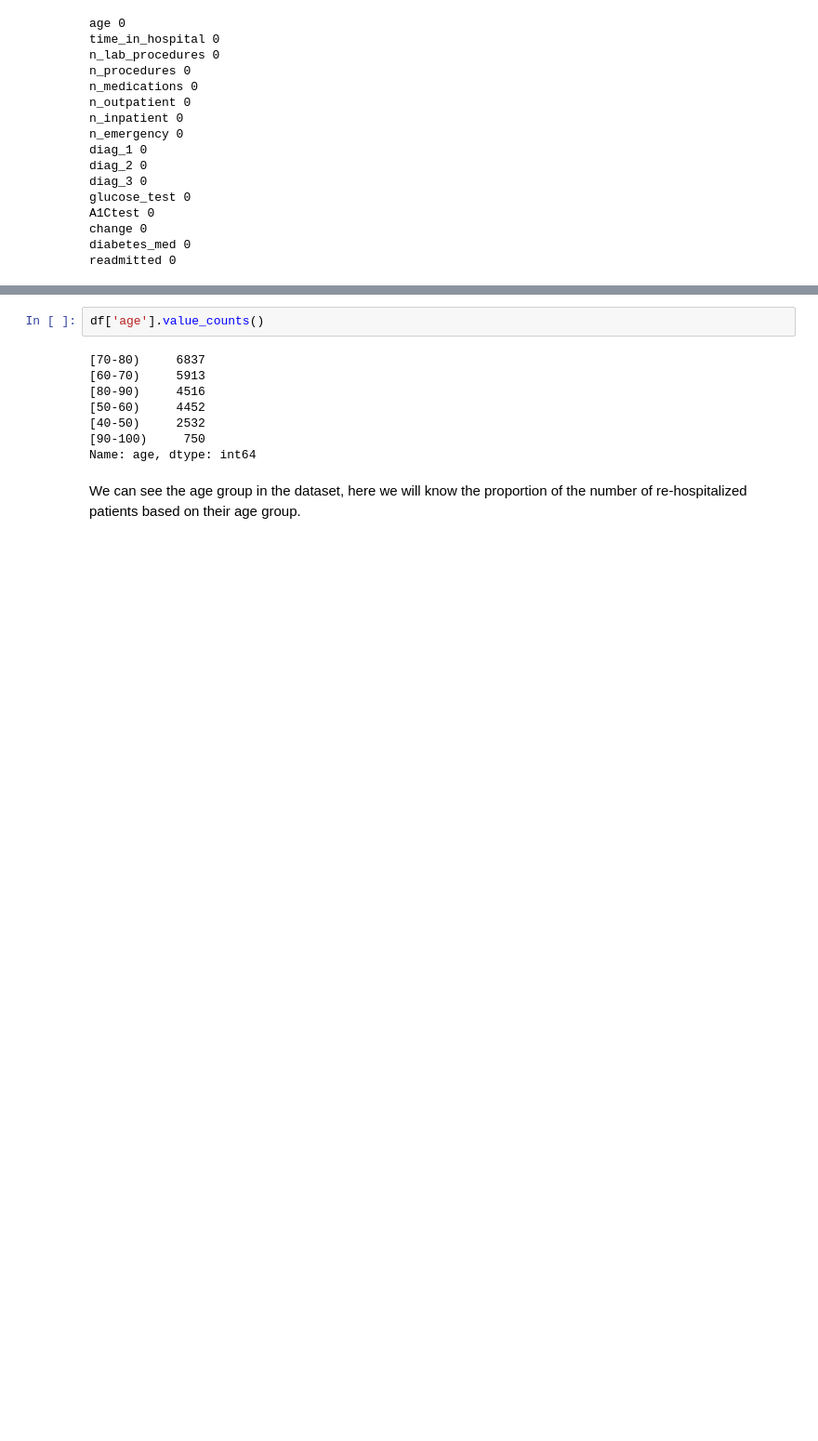
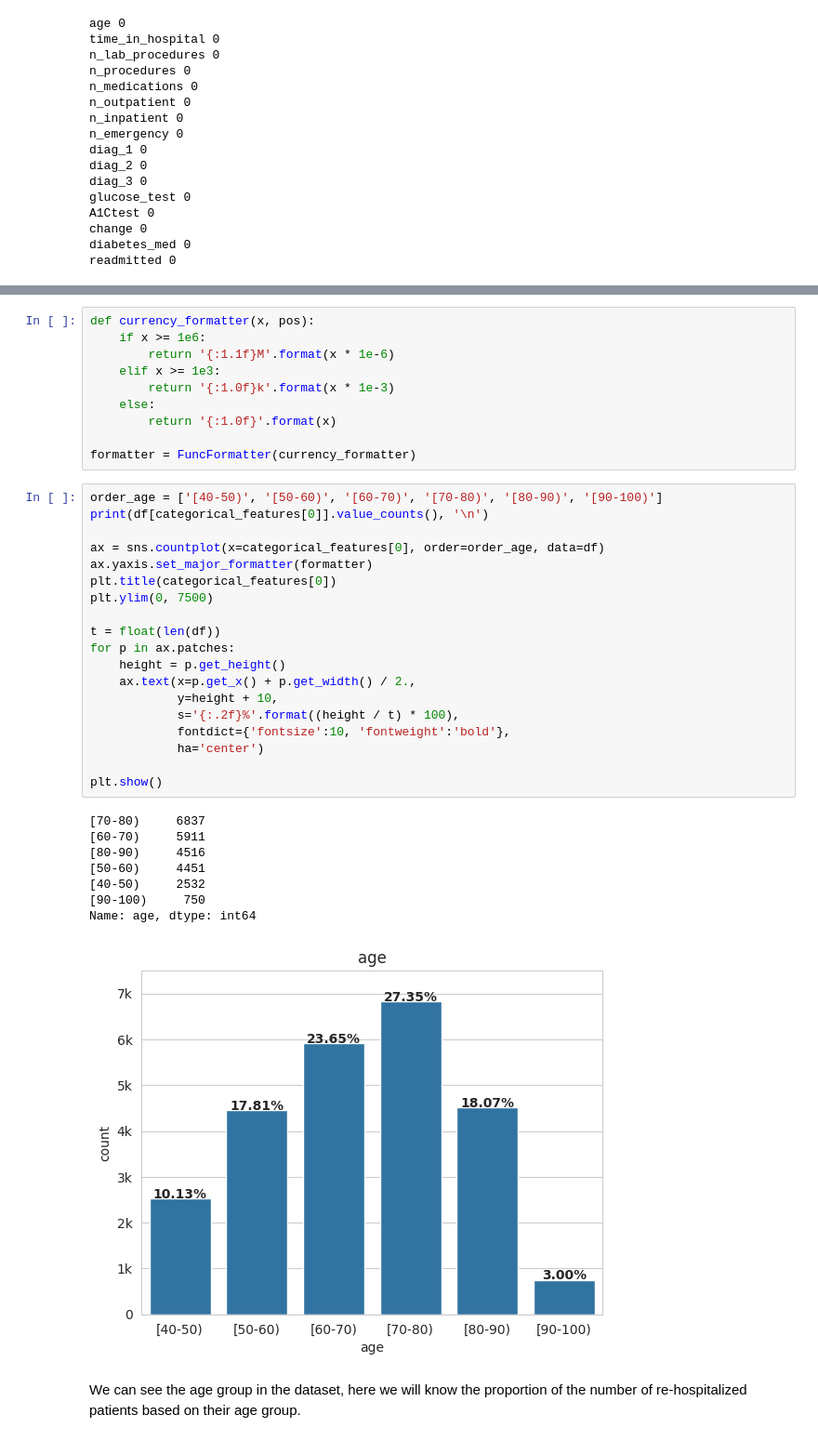
Before and after one commit to mfathul21/hospital-patient-readmissions, a Jupyter notebook: notebook.ipynb, the cells around one changed output, grey strips where cells are left out. Shown at 93% size. Cells and saved outputs as stored; diff of their text form; blank space fills up the shorter version.

```diff
--- a/notebook.ipynb
+++ b/notebook.ipynb
@@ -266,13 +298,41 @@ We start analyzing columns sequentially and will drill down the data to look for
+# %%
+def currency_formatter(x, pos):
+    if x >= 1e6:
+        return '{:1.1f}M'.format(x * 1e-6)
+    elif x >= 1e3:
+        return '{:1.0f}k'.format(x * 1e-3)
+    else:
+        return '{:1.0f}'.format(x)
+
+formatter = FuncFormatter(currency_formatter)
 # %%
-df['age'].value_counts()
+order_age = ['[40-50)', '[50-60)', '[60-70)', '[70-80)', '[80-90)', '[90-100)']
+print(df[categorical_features[0]].value_counts(), '\n')
+
+ax = sns.countplot(x=categorical_features[0], order=order_age, data=df)
+ax.yaxis.set_major_formatter(formatter)
+plt.title(categorical_features[0])
+plt.ylim(0, 7500)
+
+t = float(len(df))
+for p in ax.patches:
+    height = p.get_height()
+    ax.text(x=p.get_x() + p.get_width() / 2.,
+            y=height + 10,
+            s='{:.2f}%'.format((height / t) * 100),
+            fontdict={'fontsize':10, 'fontweight':'bold'},
+            ha='center')
+
+plt.show()
 # %% [output]
 [70-80)     6837
-[60-70)     5913
+[60-70)     5911
 [80-90)     4516
-[50-60)     4452
+[50-60)     4451
 [40-50)     2532
 [90-100)     750
 Name: age, dtype: int64
+[figure, added]
 # %% [markdown]
 We can see the age group in the dataset, here we will know the proportion of the number of re-hospitalized patients based on their age group.
 # %%
```
Also changed, not shown: parts of 11 cells of this notebook.
